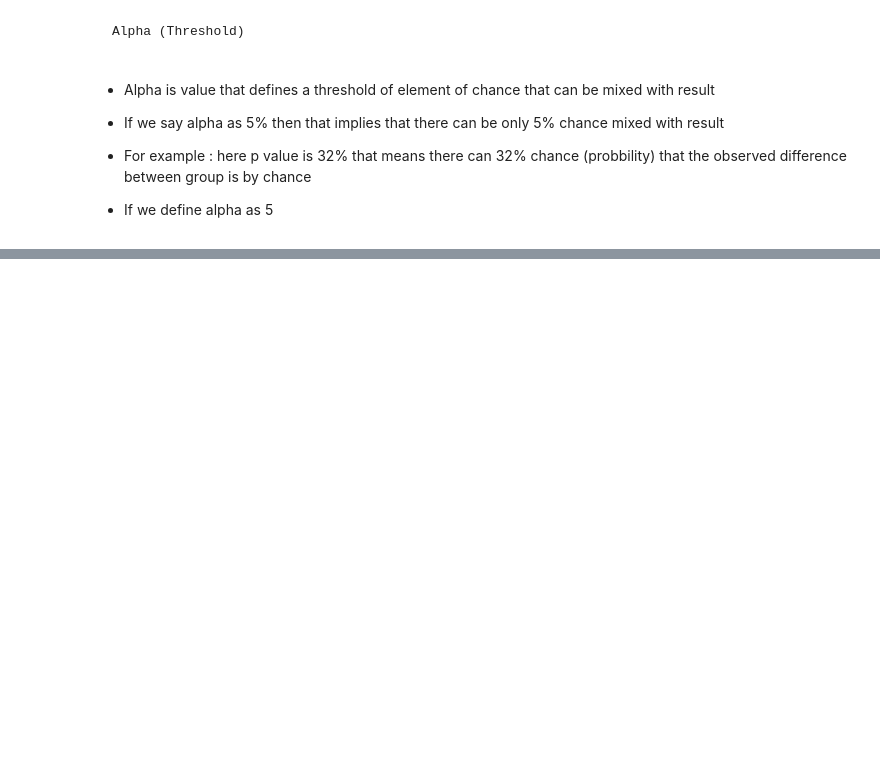
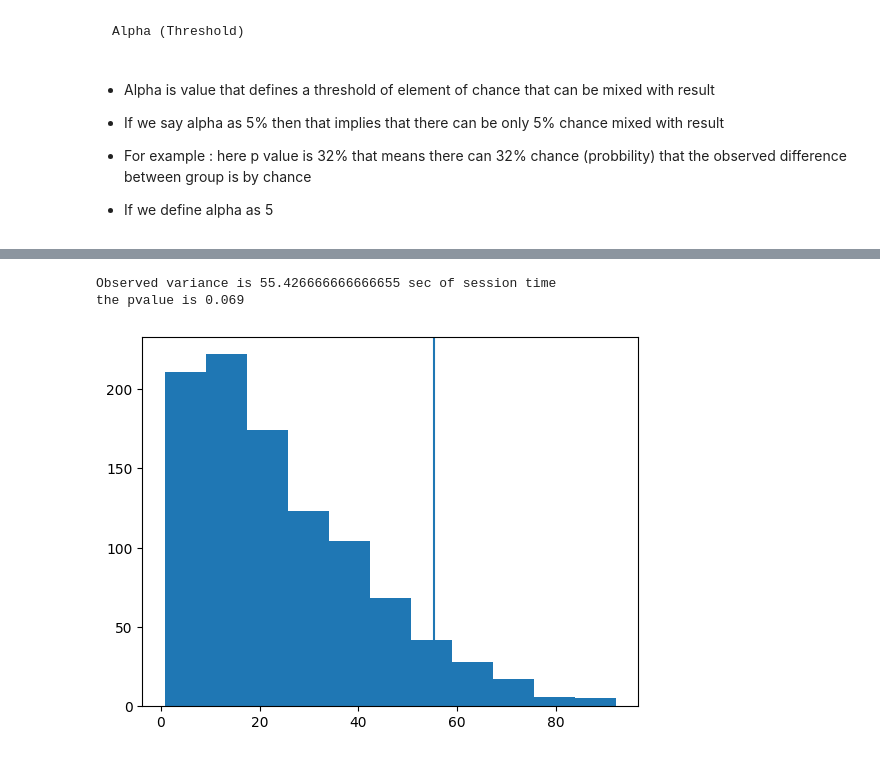
Before and after one commit to Anish-7/practical_statistics_notes, a Jupyter notebook: notes/chap3.ipynb, the cells around one changed output, grey strips where cells are left out. Drawn from its saved outputs; the diff is of its cells as text; code cells hidden in the pictures; blank space fills up the shorter version.

```diff
--- a/notes/chap3.ipynb
+++ b/notes/chap3.ipynb
@@ -377,0 +382,7 @@ the calculated p value 0.323
+# %%
+from scipy.stats import chi2_contingency
+import numpy as np
+
+matrix = np.array([[200, 23739 - 200], [182, 22588 - 182]])
+chi2, p_value, df, _= chi2_contingency(matrix)
+print(p_value/2) #/2 as it is single sided test
@@ -387,0 +509,26 @@ the calculated p value 0.323
+# %%
+import numpy as np
+
+observed_variance = four_ses_dat.groupby("Page").mean().var()[0] # [0] gives only value and doesnt print dtype
+print(f"Observed variance is {observed_variance} sec of session time")
+
+def perm_samp(data):
+    dta_df = data.copy()
+    dta_df['Time'] = np.random.permutation(dta_df['Time'].values)
+    return dta_df.groupby("Page").mean().var()[0]
+
+reference_distribution = [perm_samp(four_ses_dat) for _ in range(1000)]
+
+import matplotlib.pyplot as plt
+obs_diff=observed_variance
+plt.hist(reference_distribution,bins=11)
+plt.axvline(obs_diff)
+
+# finding p_value
+
+pval= np.mean([sample_vr > observed_variance  for sample_vr in reference_distribution])
+print(f"the pvalue is {pval}")
+# %% [output]
+Observed variance is 55.426666666666655 sec of session time
+the pvalue is 0.069
+[figure, added]
```
Also changed, not shown: parts of 37 cells of this notebook.
